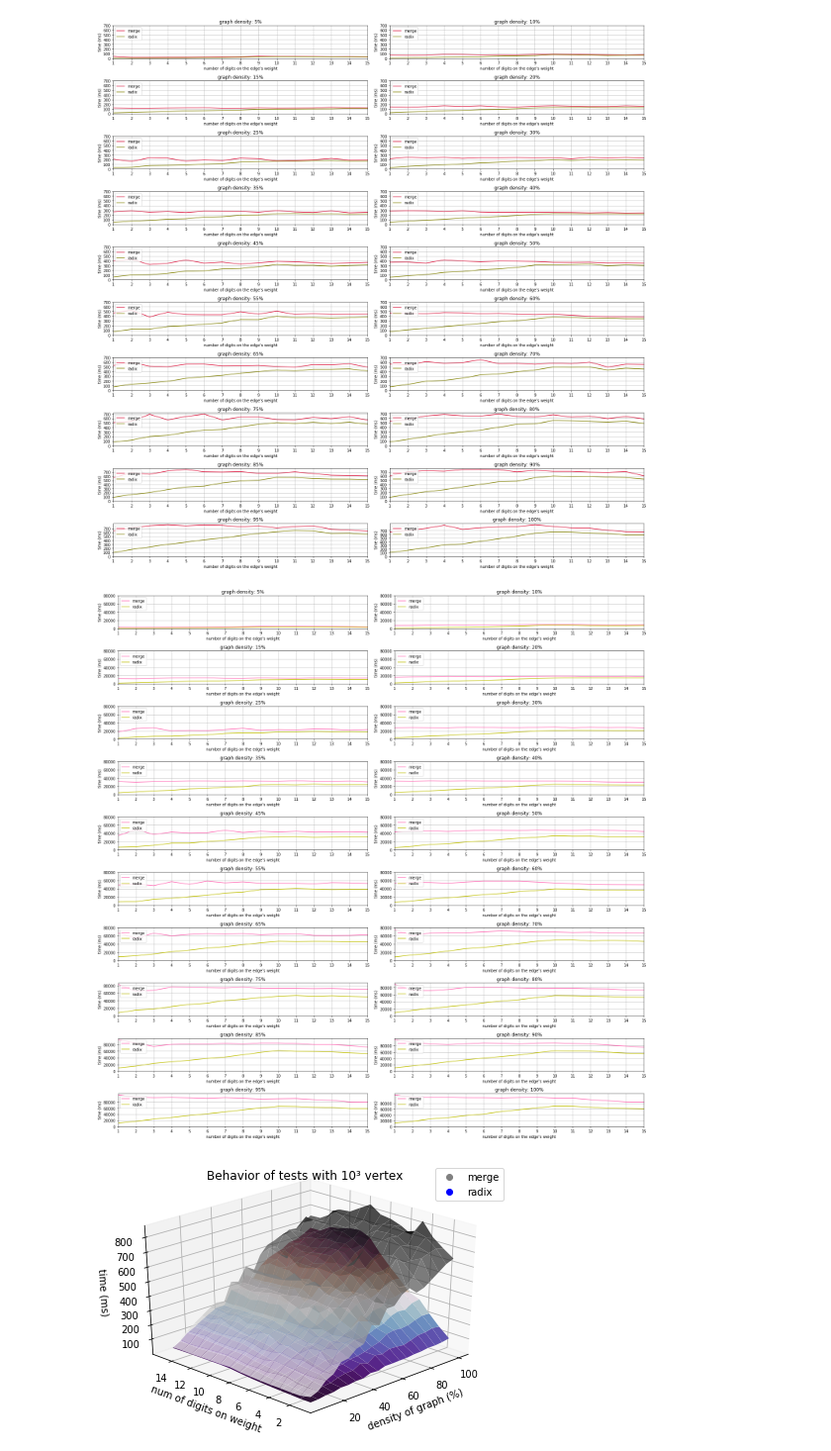
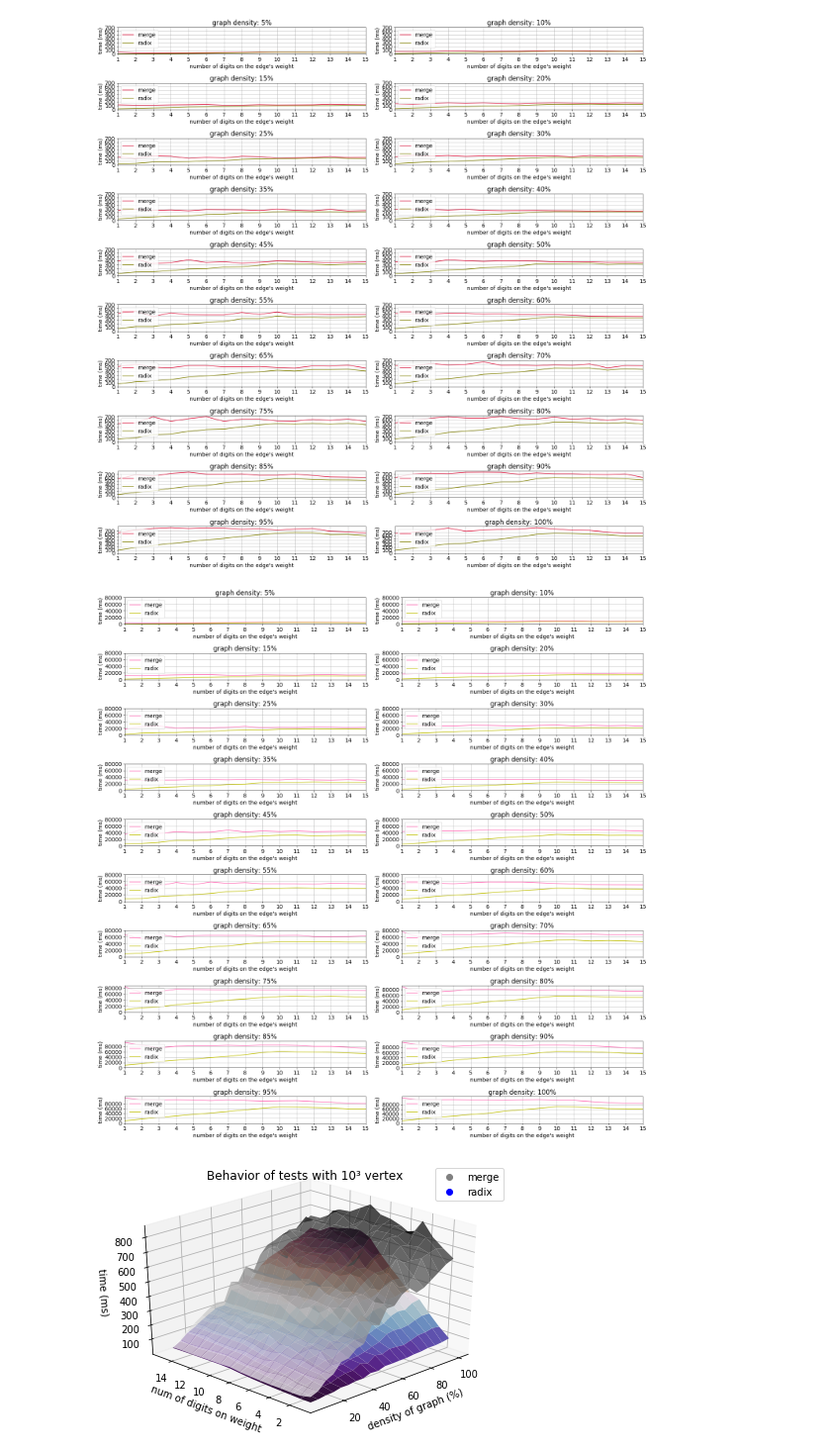
Before and after one commit to tannus/kruskal_radix, a Jupyter notebook: results/final_results/graphic_plots.ipynb, the cells around one changed output. Shown at 99% size. Saved outputs shown, nothing was run; the diff lists cells and outputs as text; code cells hidden in the pictures.

Commit message:
increasing title font size on some plots

```diff
--- a/results/final_results/graphic_plots.ipynb
+++ b/results/final_results/graphic_plots.ipynb
@@ -62,6 +62,7 @@ for i in range(15):
         den_m3[k],den_m4[k],den_r3[k],den_r4[k] = m3[j],m4[j],r3[j],r4[j]
         k+=1
 # %%
+plt.rcParams.update({'font.size': 14})
 rot = ['0','10','20','30','40','50','60','70','80','90','100']
 ys = []
 for i in range(15):
@@ -97,4 +98,5 @@ plt.show()
 # %%
+plt.rcParams.update({'font.size': 14})
 rot = ['0','10','20','30','40','50','60','70','80','90','100']
 ys = []
 for i in range(15):
@@ -130,4 +132,5 @@ plt.show()
 # %%
+plt.rcParams.update({'font.size': 14})
 rot = ['1','2','3','4','5','6','7','8','9','10','11','12','13','14','15']
 ys = []
 for i in range(20):
@@ -161,42 +164,43 @@ for i in range(10):
 plt.tight_layout()
 plt.show()
 # %% [output]
-[figure, old version]
+[figure, new version]
 # %%
+plt.rcParams.update({'font.size': 14})
 rot = ['1','2','3','4','5','6','7','8','9','10','11','12','13','14','15']
 ys = []
 for i in range(20):
     n = 0+15*i
     m = 15+15*i
     ys.append(dig_m4[n:m])
     ys.append(dig_r4[n:m])
 
 x_ax = np.arange(15)
 fig, axs = plt.subplots(nrows=10, ncols=2, figsize=(20,20))
 
 k=0
 m=0
 for i in range(10):
     for j in range(2):
         y_ax = ys[k]
         k+=1
         pd.Series(y_ax, index=x_ax).plot(kind='line', ax=axs[i][j], color='hotpink',label='merge')
         y_ax = ys[k]
         k+=1
         pd.Series(y_ax, index=x_ax).plot(kind='line', ax=axs[i][j], color='y',label='radix')
         m+=5
         axs[i][j].set_yticks(range(0,100000,20000))
         axs[i][j].set_xticks(range(0,15,1))
         axs[i][j].set_xticklabels(rot)
         axs[i][j].grid(0.3)
         axs[i][j].set(xlabel='number of digits on the edge\'s weight', ylabel='time (ms)')
         axs[i][j].set_title('graph density: {}%'.format(m))
         axs[i][j].legend(loc='upper left')
 
 plt.tight_layout()
 plt.show()
 # %% [output]
-[figure, old version]
+[figure, new version]
 # %%
 fig = plt.figure()
 ax = plt.axes(projection="3d")
```
Also changed, not shown: parts of 3 cells of this notebook.
